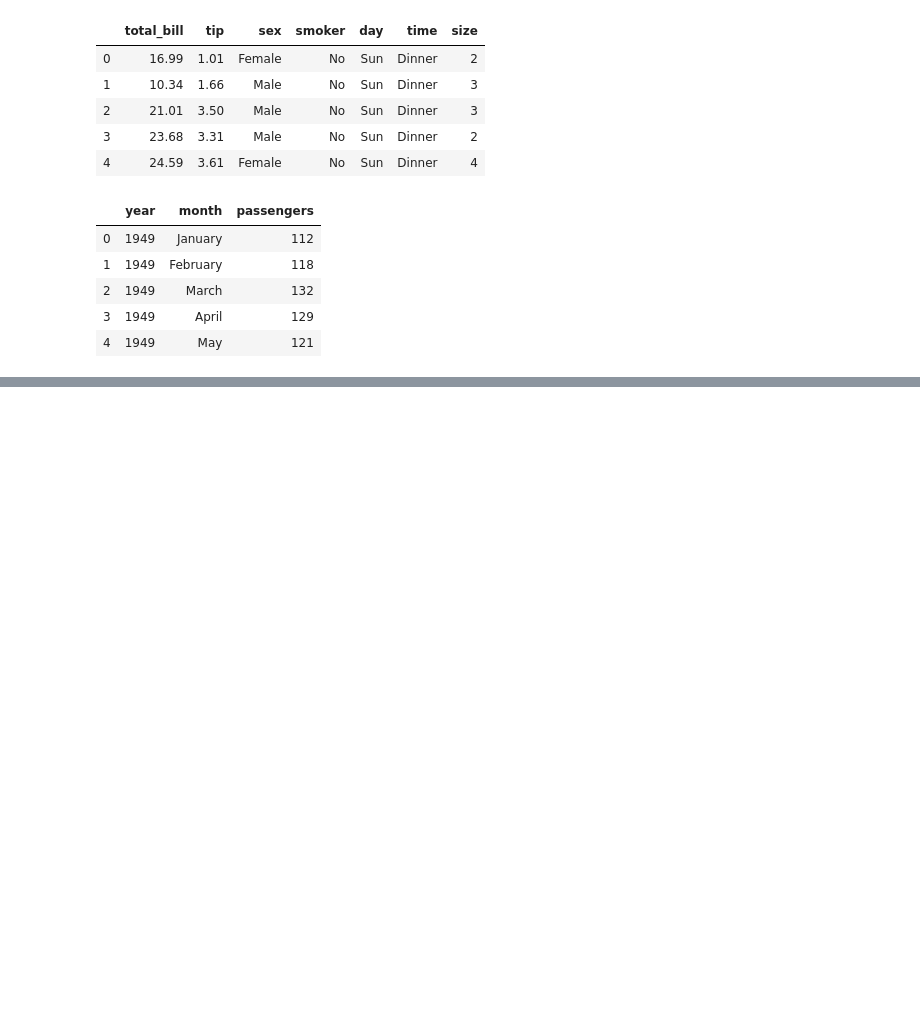
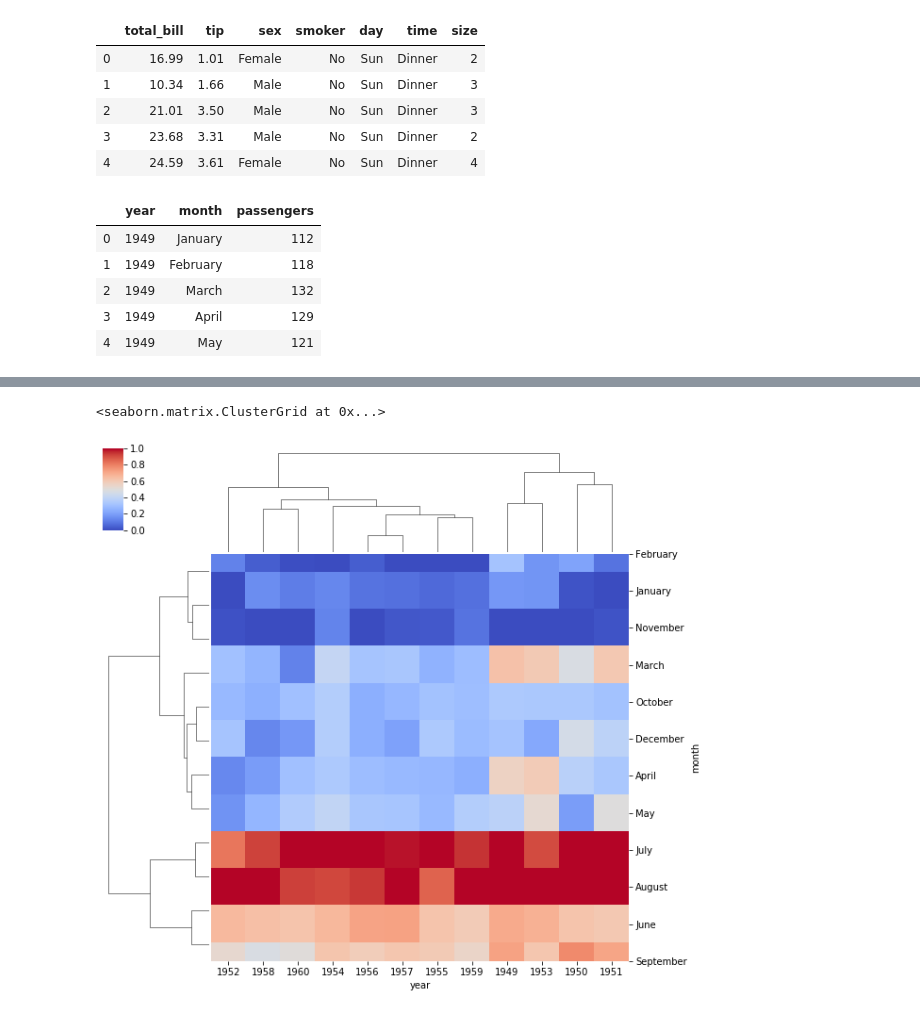
Before and after one commit to jonnohuang/Python-for-Data-Science-and-Machine-Learning-Bootcamp, a Jupyter notebook: 06-Data-Visualization-with-Seaborn/Matrix Plots Follow Along Exercise.ipynb, the cells around one changed output, grey strips where cells are left out. Saved outputs shown, nothing was run; the diff lists cells and outputs as text; code cells hidden in the pictures; blank space fills up the shorter version.

```diff
--- a/06-Data-Visualization-with-Seaborn/Matrix Plots Follow Along Exercise.ipynb
+++ b/06-Data-Visualization-with-Seaborn/Matrix Plots Follow Along Exercise.ipynb
@@ -22,0 +60,5 @@ flight.head()
+# %%
+sns.clustermap(fp,cmap='coolwarm',standard_scale=1)
+# %% [output]
+<seaborn.matrix.ClusterGrid at 0x...>
+[figure, added]
```
Also changed, not shown: parts of 8 cells of this notebook.
